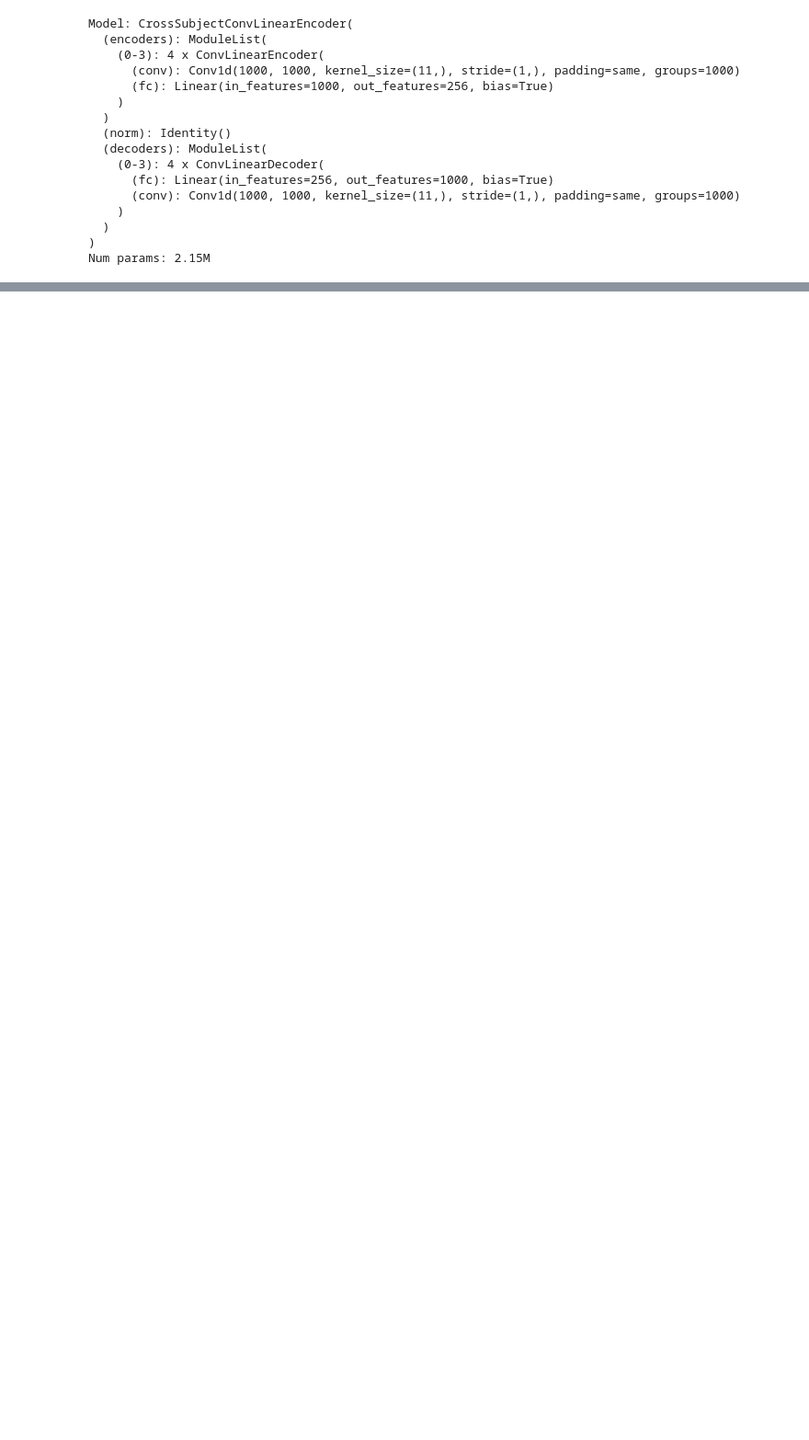
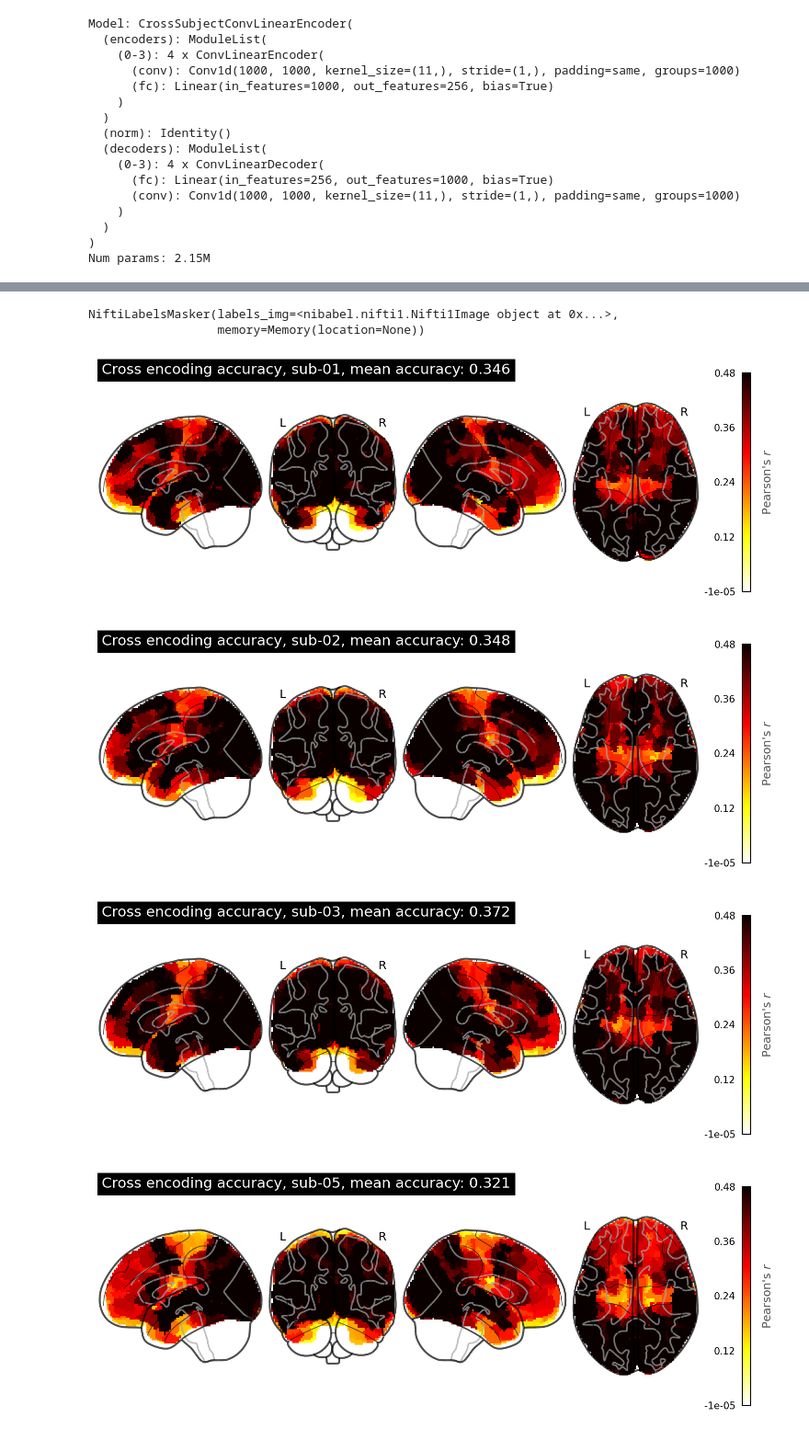
Before and after one commit to MedARC-AI/algonauts2025, a Jupyter notebook: cross_encoding/cross_encoding_v1.ipynb, the cells around one changed output, grey strips where cells are left out. Shown at 92% size. Drawn from its saved outputs; the diff is of its cells as text; code cells hidden in the pictures; blank space fills up the shorter version.

Commit message:
Update cross encoding notebook

```diff
--- a/cross_encoding/cross_encoding_v1.ipynb
+++ b/cross_encoding/cross_encoding_v1.ipynb
@@ -635,0 +685,5 @@ Val:   9  Loss: 0.315  Acc: 0.345,0.347,0.371,0.319 (0.345)  Time: 0.006,0.073 2
+# %%
+ckpt = torch.load(OUT_DIR / "ckpt.pt", map_location=device, weights_only=False)
+metrics = ckpt["metrics"]
+acc = ckpt["acc"]
+model.load_state_dict(ckpt["model"])
@@ -635,0 +696,44 @@ Val:   9  Loss: 0.315  Acc: 0.345,0.347,0.371,0.319 (0.345)  Time: 0.006,0.073 2
+# %%
+from nilearn import plotting
+from nilearn.maskers import NiftiLabelsMasker
+import nibabel as nib
+from matplotlib import pyplot as plt
+
+plt.style.use("ggplot")
+plt.rcParams["figure.dpi"] = 150
+# %%
+atlas_path = ROOT / "resources/Schaefer2018_1000Parcels_7Networks_order_FSLMNI152_2mm.nii.gz"
+atlas = nib.load(atlas_path)
+
+atlas_masker = NiftiLabelsMasker(atlas)
+atlas_masker.fit()
+# %% [output]
+NiftiLabelsMasker(labels_img=<nibabel.nifti1.Nifti1Image object at 0x...>,
+                  memory=Memory(location=None))
+# %%
+def plot_encoding_accuracy(masker: NiftiLabelsMasker, acc_map: np.ndarray, sub: int, **kwargs):
+    acc_vol = masker.inverse_transform(acc_map)
+    acc = np.mean(acc_map)
+    title = f"Cross encoding accuracy, sub-{sub:02d}, mean accuracy: {acc:.3f}"
+
+    display = plotting.plot_glass_brain(
+        acc_vol,
+        display_mode="lyrz",
+        cmap="hot_r",
+        colorbar=True,
+        plot_abs=False,
+        symmetric_cbar=False,
+        title=title,
+        **kwargs,
+    )
+    colorbar = display._cbar
+    colorbar.set_label("Pearson's $r$", rotation=90, labelpad=12, fontsize=12)
+# %%
+for sub in SUBJECTS:
+    plot_encoding_accuracy(atlas_masker, metrics[f"acc_map_sub-{sub}"], sub, vmin=0.0, vmax=0.48)
+    plt.savefig(OUT_DIR / f"cross_enc_acc_glass_brain_sub-{sub}.png")
+# %% [output]
+[figure, added]
+[figure, added]
+[figure, added]
+[figure, added]
```
Also changed, not shown: parts of 45 cells of this notebook.
